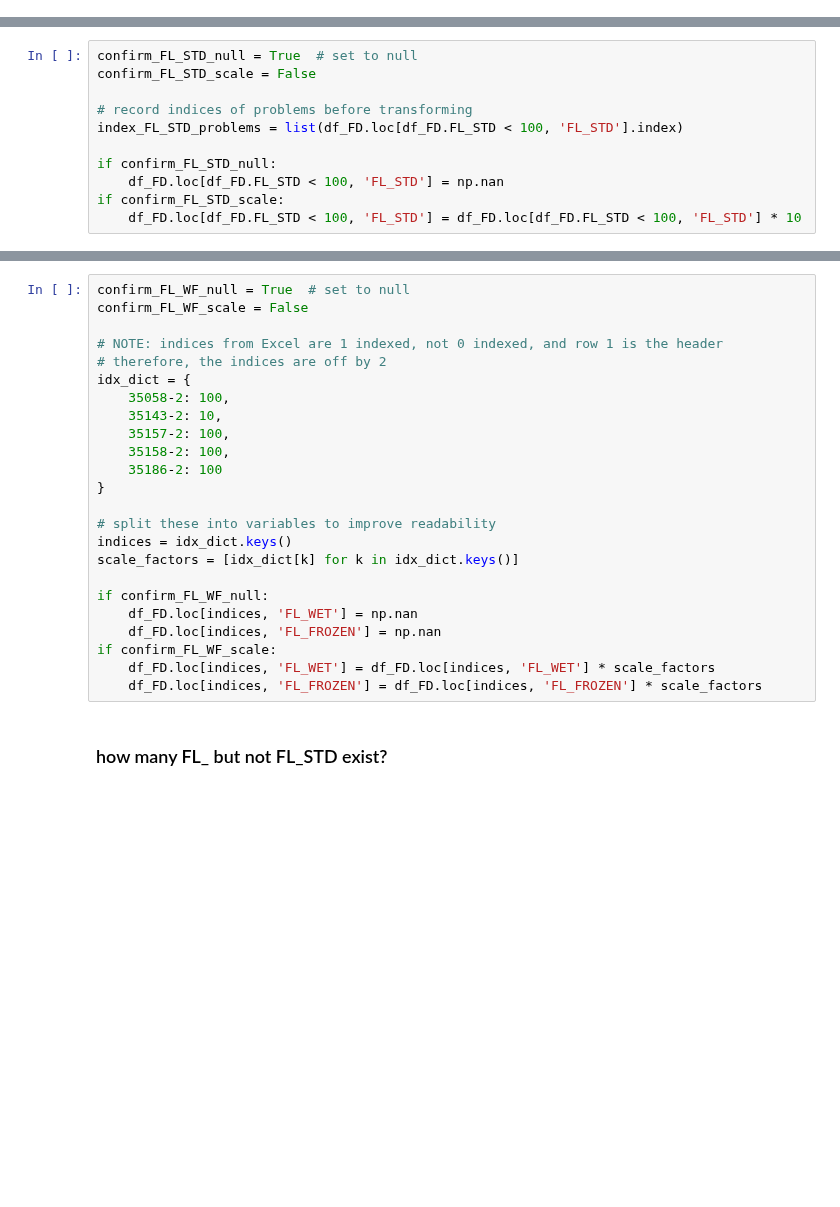
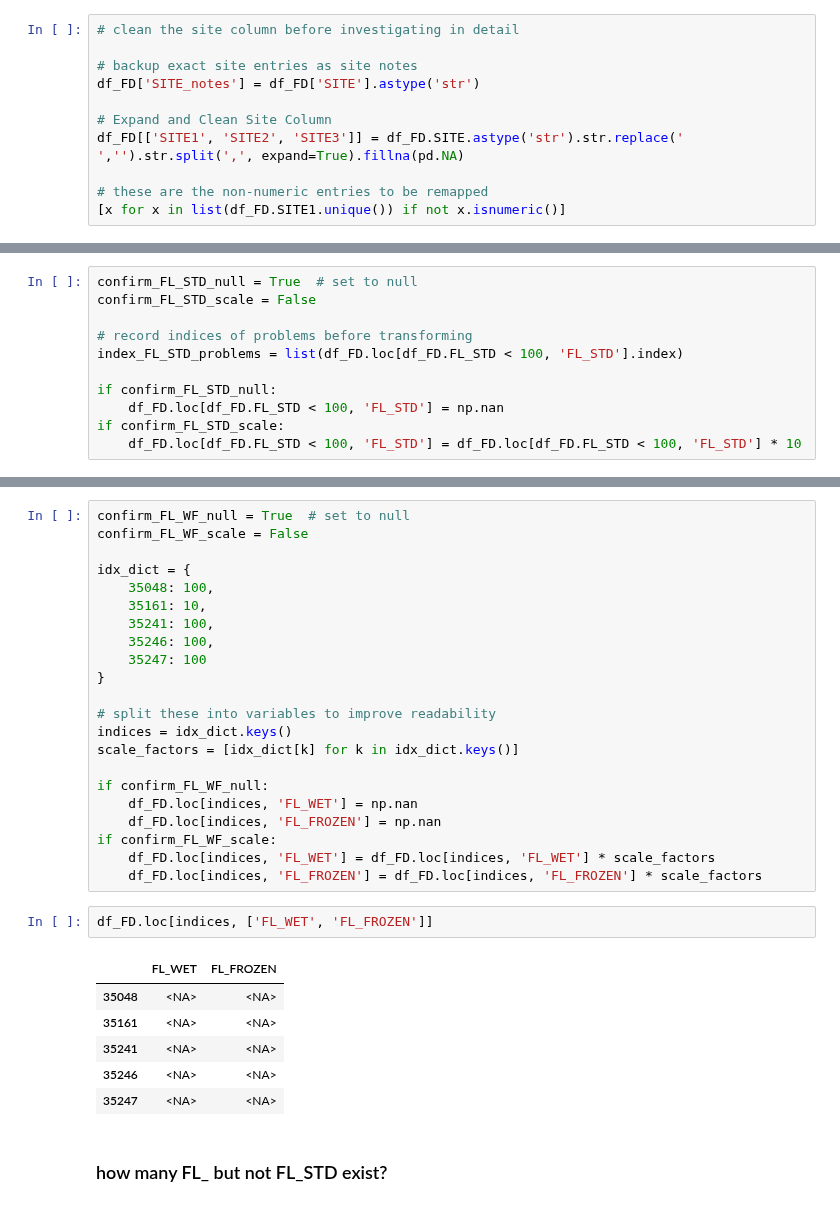
Before and after one commit to dfo-gulf-science/Gaspereau, a Jupyter notebook: 10. Cleaning and Creating Tables.ipynb, the cells around one changed output, grey strips where cells are left out. Saved outputs shown, nothing was run; the diff lists cells and outputs as text; blank space fills up the shorter version.

```diff
--- a/10. Cleaning and Creating Tables.ipynb
+++ b/10. Cleaning and Creating Tables.ipynb
@@ -70,0 +109,11 @@ df_FD['DATETIME'] = pd.to_datetime(df_FD['YEAR'].astype(str) + '-' + df_FD['MM']
+# %%
+# clean the site column before investigating in detail
+
+# backup exact site entries as site notes
+df_FD['SITE_notes'] = df_FD['SITE'].astype('str')
+
+# Expand and Clean Site Column
+df_FD[['SITE1', 'SITE2', 'SITE3']] = df_FD.SITE.astype('str').str.replace(' ','').str.split(',', expand=True).fillna(pd.NA)
+
+# these are the non-numeric entries to be remapped
+[x for x in list(df_FD.SITE1.unique()) if not x.isnumeric()]
@@ -172,14 +321,12 @@ median FL_FROZEN:  247.0
 confirm_FL_WF_null = True  # set to null
 confirm_FL_WF_scale = False
 
-# NOTE: indices from Excel are 1 indexed, not 0 indexed, and row 1 is the header
-# therefore, the indices are off by 2
 idx_dict = {
-    35058-2: 100,
-    35143-2: 10,
-    35157-2: 100,
-    35158-2: 100,
-    35186-2: 100
+    35048: 100,
+    35161: 10,
+    35241: 100,
+    35246: 100,
+    35247: 100
 }
 
 # split these into variables to improve readability
@@ -192,6 +339,15 @@ if confirm_FL_WF_null:
 if confirm_FL_WF_scale:
     df_FD.loc[indices, 'FL_WET'] = df_FD.loc[indices, 'FL_WET'] * scale_factors
     df_FD.loc[indices, 'FL_FROZEN'] = df_FD.loc[indices, 'FL_FROZEN'] * scale_factors
+# %%
+df_FD.loc[indices, ['FL_WET', 'FL_FROZEN']]
+# %% [output]
+|  | FL_WET | FL_FROZEN |
+| 35048 | <NA> | <NA> |
+| 35161 | <NA> | <NA> |
+| 35241 | <NA> | <NA> |
+| 35246 | <NA> | <NA> |
+| 35247 | <NA> | <NA> |
 # %% [markdown]
 ### how many FL_ but not FL_STD exist?
 # %%
```
Also changed, not shown: parts of 33 cells of this notebook, 1 other file.
